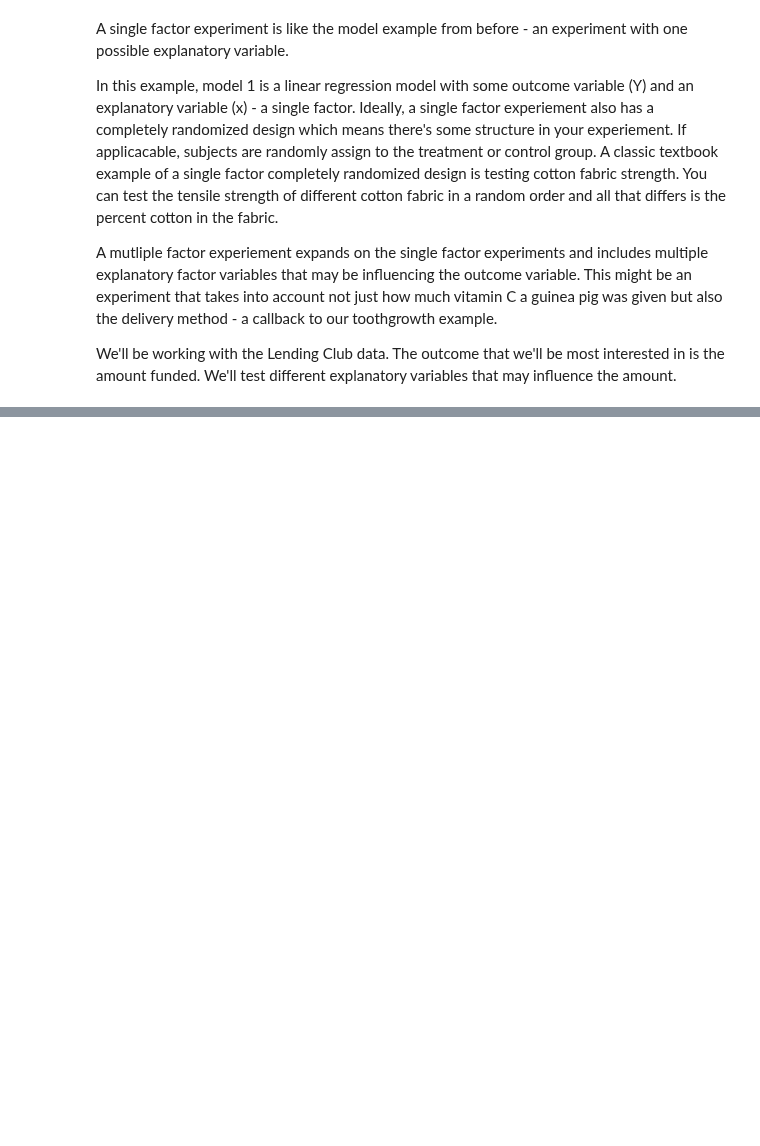
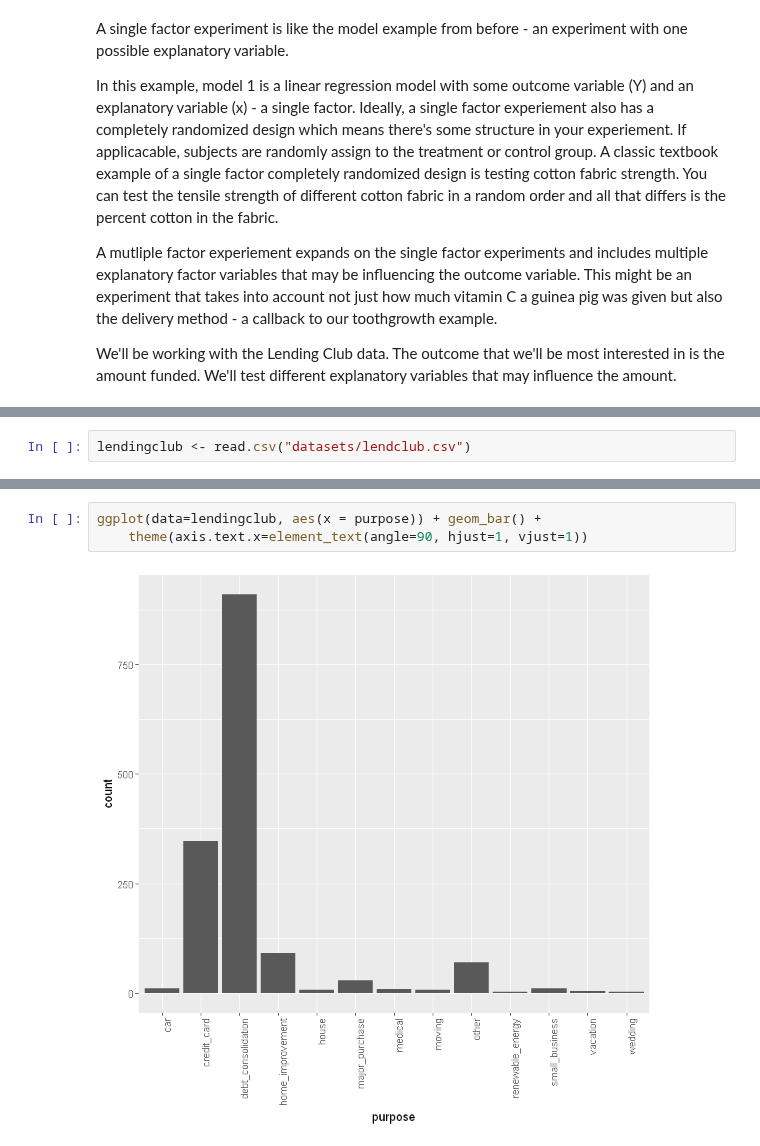
Before and after one commit to iamjz/R-Data, a Jupyter notebook: Design of Experiments.ipynb, the cells around one changed output, grey strips where cells are left out. Drawn from its saved outputs; the diff is of its cells as text; blank space fills up the shorter version.

```diff
--- a/Design of Experiments.ipynb
+++ b/Design of Experiments.ipynb
@@ -1044,0 +1049,2 @@ We'll be working with the Lending Club data. The outcome that we'll be most inte
+# %%
+lendingclub <- read.csv("datasets/lendclub.csv")
@@ -1044,0 +1085,5 @@ We'll be working with the Lending Club data. The outcome that we'll be most inte
+# %%
+ggplot(data=lendingclub, aes(x = purpose)) + geom_bar() +
+    theme(axis.text.x=element_text(angle=90, hjust=1, vjust=1))
+# %% [output]
+[figure, added]
```
Also changed, not shown: parts of 20 cells of this notebook, 1 other file.
